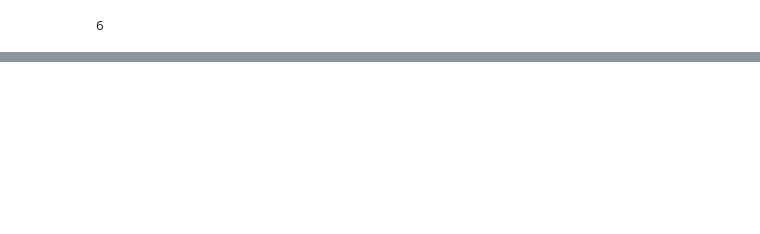
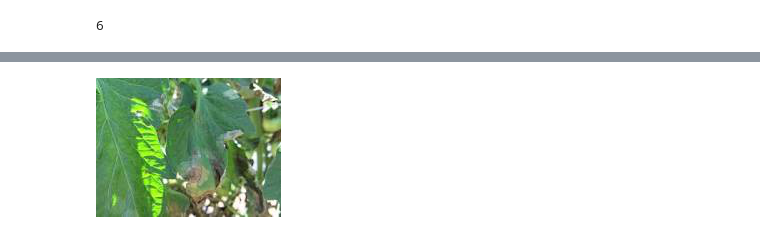
Before and after one commit to 007kakashi/Leaf-Desease-Detector-End2End, a Jupyter notebook: notebook/Leaf_Condition_detector.ipynb, the cells around one changed output, grey strips where cells are left out. Saved outputs shown, nothing was run; the diff lists cells and outputs as text; code cells hidden in the pictures; blank space fills up the shorter version.

```diff
--- a/notebook/Leaf_Condition_detector.ipynb
+++ b/notebook/Leaf_Condition_detector.ipynb
@@ -246,0 +248,6 @@ for image_batch,image_label in test_data.take(1):
+# %%
+late_blight=load_img('late_blight.jpg')
+# %%
+late_blight
+# %% [output]
+[figure, added]
```
Also changed, not shown: parts of 33 cells of this notebook.
